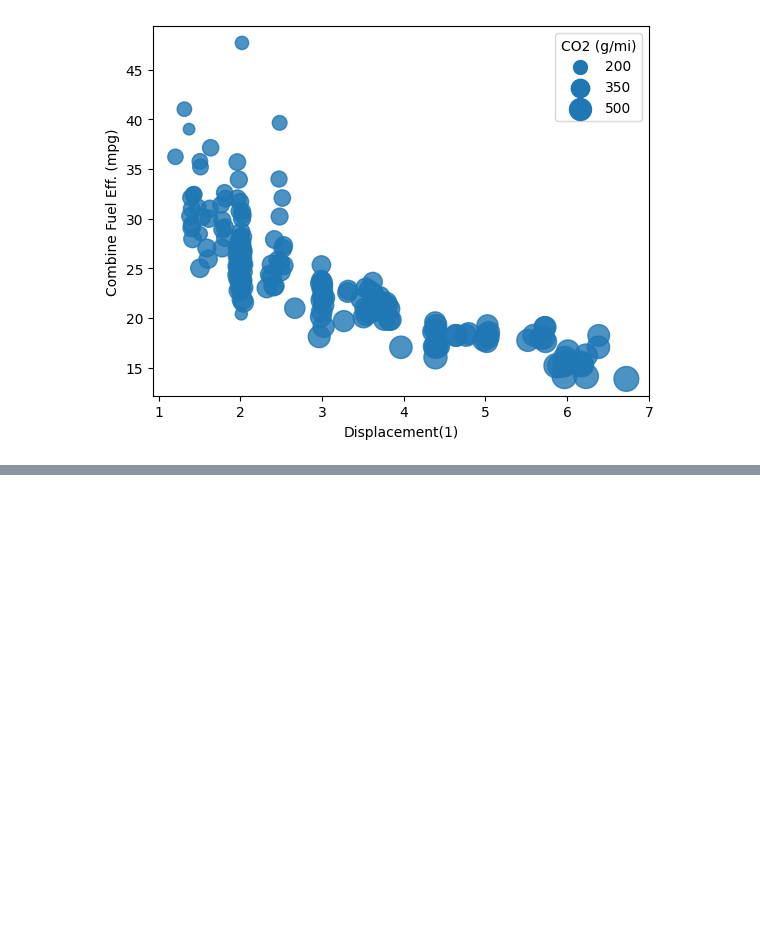
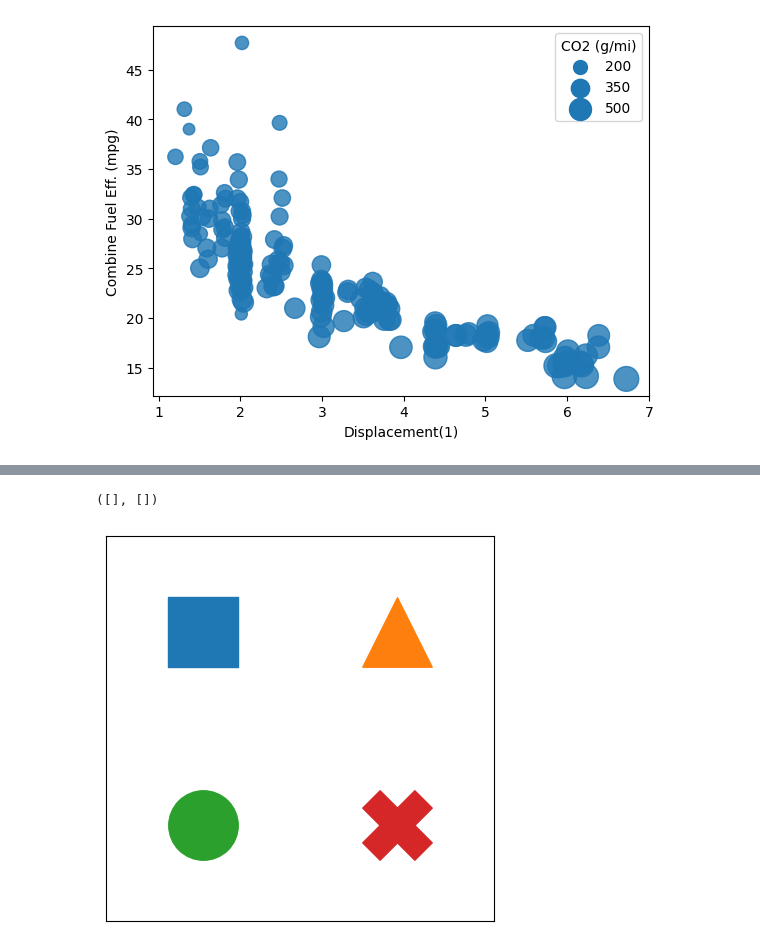
Before and after one commit to ChelsaMJ/7.-Data-Processing-and-Visualization, a Jupyter notebook: Multivariate_03_encodings.ipynb, the cells around one changed output, grey strips where cells are left out. Drawn from its saved outputs; the diff is of its cells as text; code cells hidden in the pictures; blank space fills up the shorter version.

```diff
--- a/Multivariate_03_encodings.ipynb
+++ b/Multivariate_03_encodings.ipynb
@@ -88,0 +108,17 @@ plt.legend(legend_obj, sizes, title='CO2 (g/mi)');
+# %%
+plt.figure(figsize = [5,5])
+
+common_size = 2500
+plt.scatter([0],[1], marker='s', s=common_size) #marker options available at https://matplotlib.org/stable/api/markers_api.html
+plt.scatter([1],[1], marker='^', s=common_size)
+plt.scatter([0],[0], marker='o', s=common_size)
+plt.scatter([1],[0], marker='X', s=common_size)
+
+# a little bit of aesthetic cleaning
+plt.xlim(-0.5,1.5)
+plt.xticks([])
+plt.ylim(-0.5,1.5)
+plt.yticks([])
+# %% [output]
+([], [])
+[figure, added]
```
Also changed, not shown: parts of 2 cells of this notebook.
